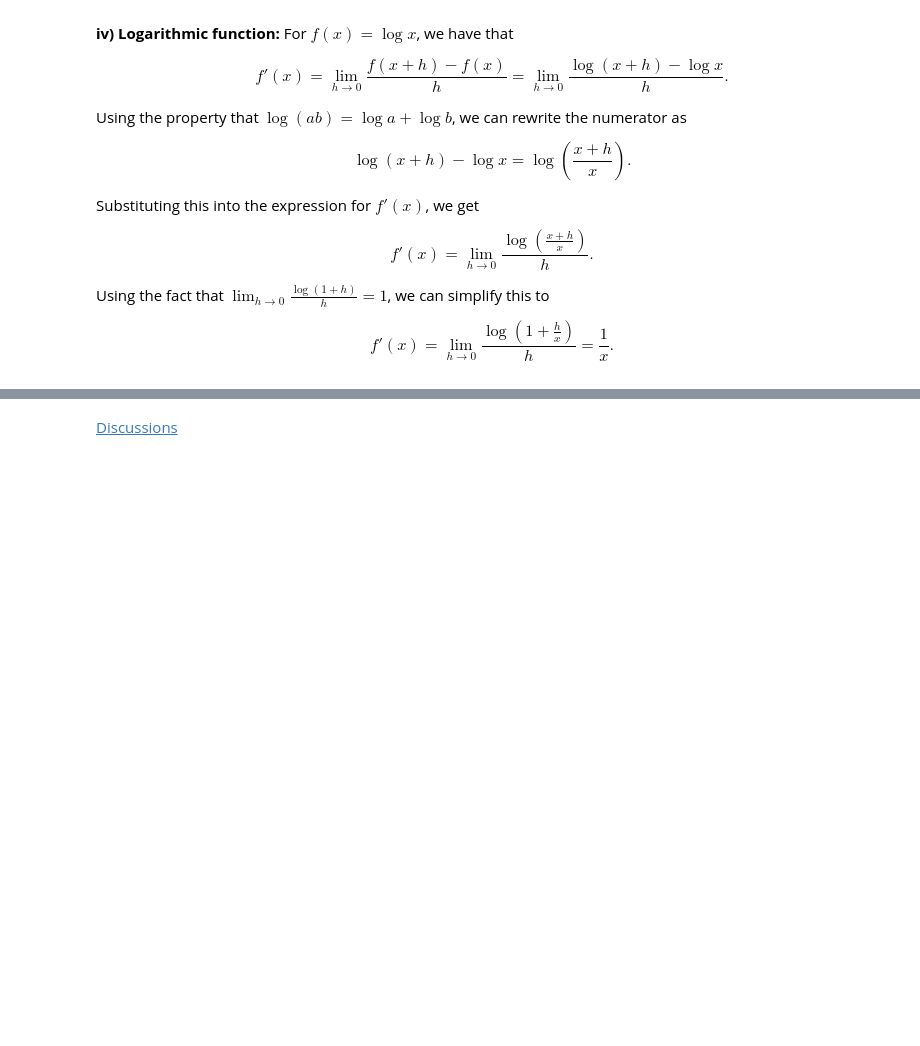
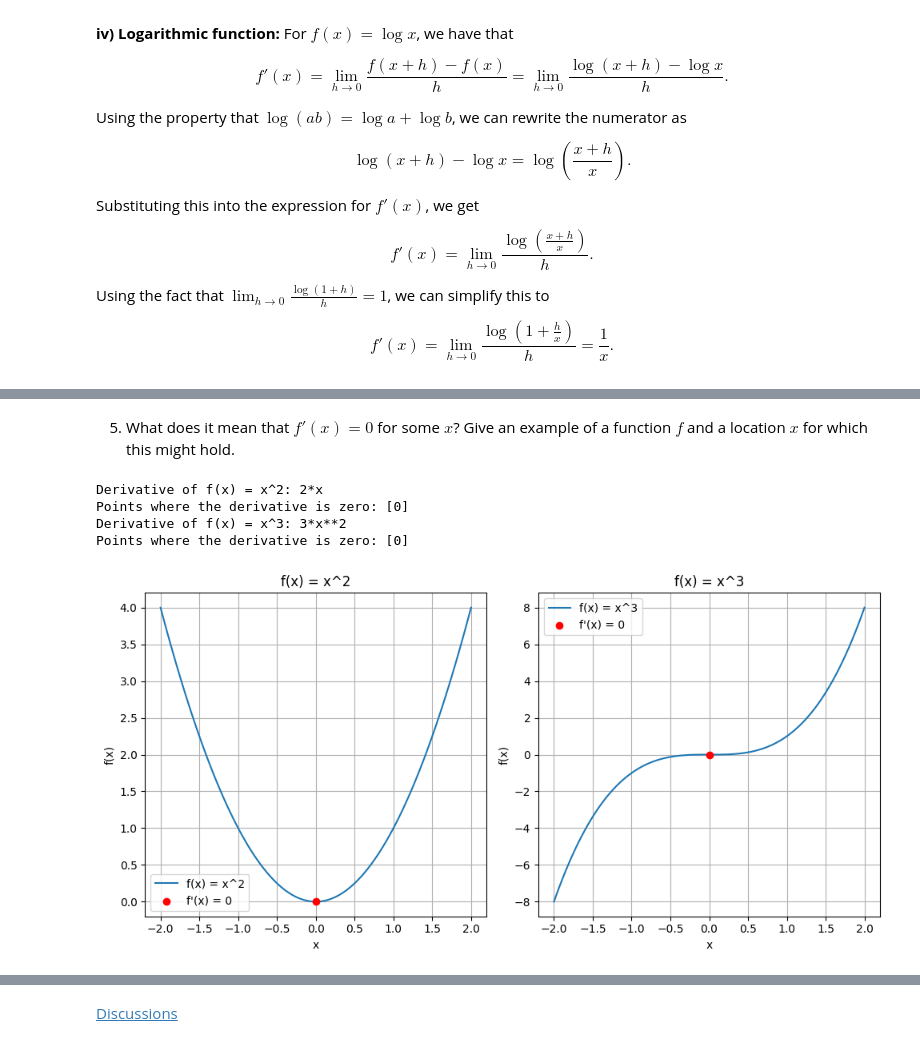
Before and after one commit to JuanAndresRodriguez/diveIntoDeepLearningBookNotebooks, a Jupyter notebook: chapter_preliminaries/calculus.ipynb, the cells around one changed output, grey strips where cells are left out. Cells and saved outputs as stored; diff of their text form; code cells hidden in the pictures; blank space fills up the shorter version.

```diff
--- a/chapter_preliminaries/calculus.ipynb
+++ b/chapter_preliminaries/calculus.ipynb
@@ -459,0 +652,75 @@ $$f'(x) = \lim_{h \rightarrow 0} \frac{\log \left(1+\frac{h}{x}\right)}{h} = \fr
+# %% [markdown]
+5. What does it mean that $f'(x) = 0$ for some $x$?
+   Give an example of a function $f$
+   and a location $x$ for which this might hold.
+# %%
+# Import the necessary libraries
+import numpy as np
+import matplotlib.pyplot as plt
+
+# Define the variable x
+x = sp.symbols('x')
+
+# Example function 1: f(x) = x^2
+f1 = x**2
+
+# Calculate the derivative of f(x)
+f1_prime = sp.diff(f1, x)
+
+# Solve for where the derivative is zero
+x_zeros_f1 = sp.solve(f1_prime, x)
+
+print("Derivative of f(x) = x^2:", f1_prime)
+print("Points where the derivative is zero:", x_zeros_f1)
+
+# Example function 2: f(x) = x^3
+f2 = x**3
+
+# Calculate the derivative of f(x)
+f2_prime = sp.diff(f2, x)
+
+# Solve for where the derivative is zero
+x_zeros_f2 = sp.solve(f2_prime, x)
+
+print("Derivative of f(x) = x^3:", f2_prime)
+print("Points where the derivative is zero:", x_zeros_f2)
+
+# Create x-values for the plots
+x_vals = np.linspace(-2, 2, 100)
+
+# Create y-values for each function
+y_vals_f1 = np.power(x_vals, 2)  # f(x) = x^2
+y_vals_f2 = np.power(x_vals, 3)  # f(x) = x^3
+
+# Plot the functions
+plt.figure(figsize=(10, 5))
+
+# Plot f(x) = x^2 with the zero-derivative point
+plt.subplot(1, 2, 1)
+plt.plot(x_vals, y_vals_f1, label='f(x) = x^2')
+plt.scatter([0], [0], color='red', zorder=5, label="f'(x) = 0")
+plt.xlabel('x')
+plt.ylabel('f(x)')
+plt.title('f(x) = x^2')
+plt.legend()
+plt.grid(True)
+
+# Plot f(x) = x^3 with the zero-derivative point
+plt.subplot(1, 2, 2)
+plt.plot(x_vals, y_vals_f2, label='f(x) = x^3')
+plt.scatter([0], [0], color='red', zorder=5, label="f'(x) = 0")
+plt.xlabel('x')
+plt.ylabel('f(x)')
+plt.title('f(x) = x^3')
+plt.legend()
+plt.grid(True)
+
+# Display the plots
+plt.tight_layout()
+plt.show()
+# %% [output]
+Derivative of f(x) = x^2: 2*x
+Points where the derivative is zero: [0]
+Derivative of f(x) = x^3: 3*x**2
+Points where the derivative is zero: [0]
+[figure, added]
```
Also changed, not shown: parts of 13 cells of this notebook.
